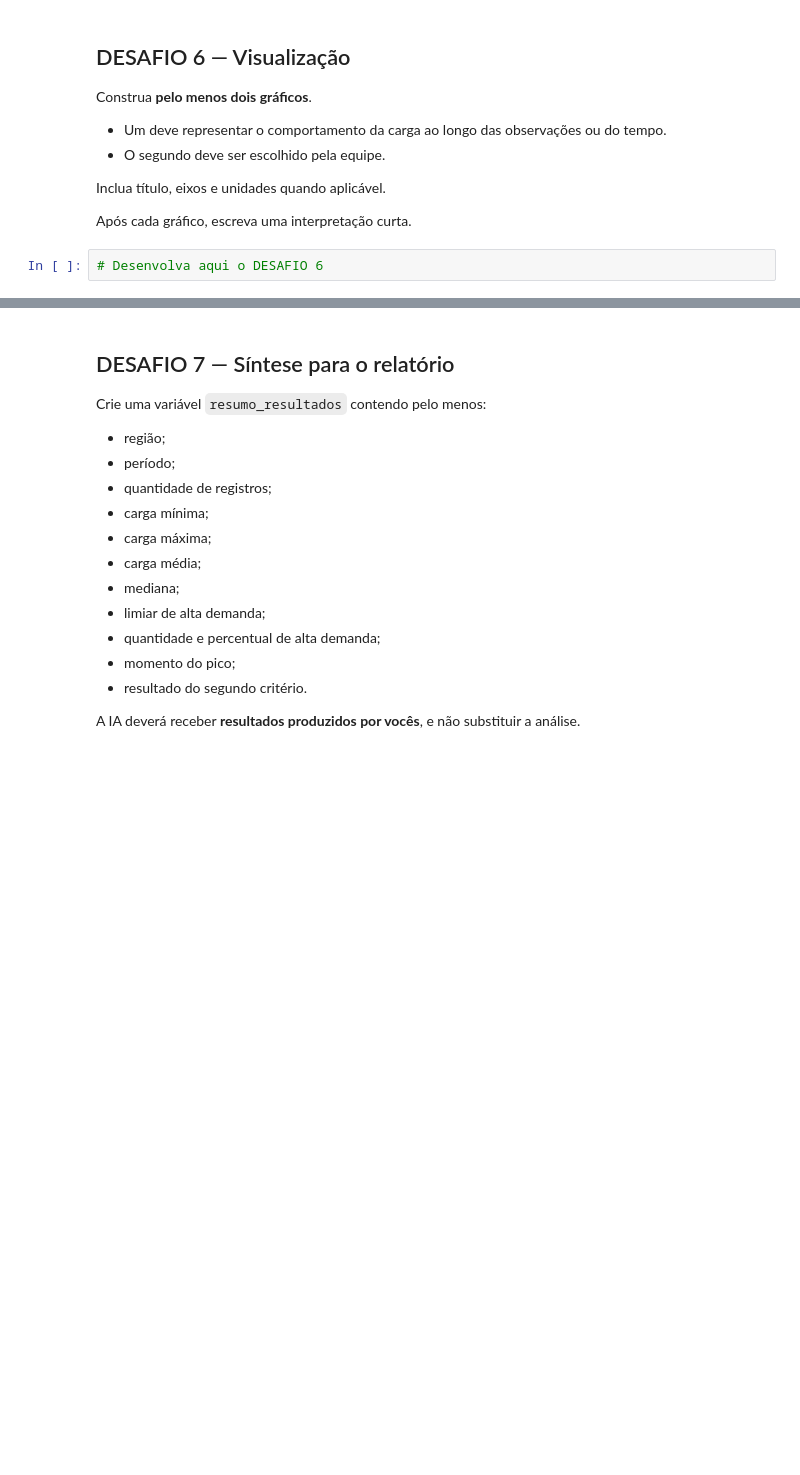
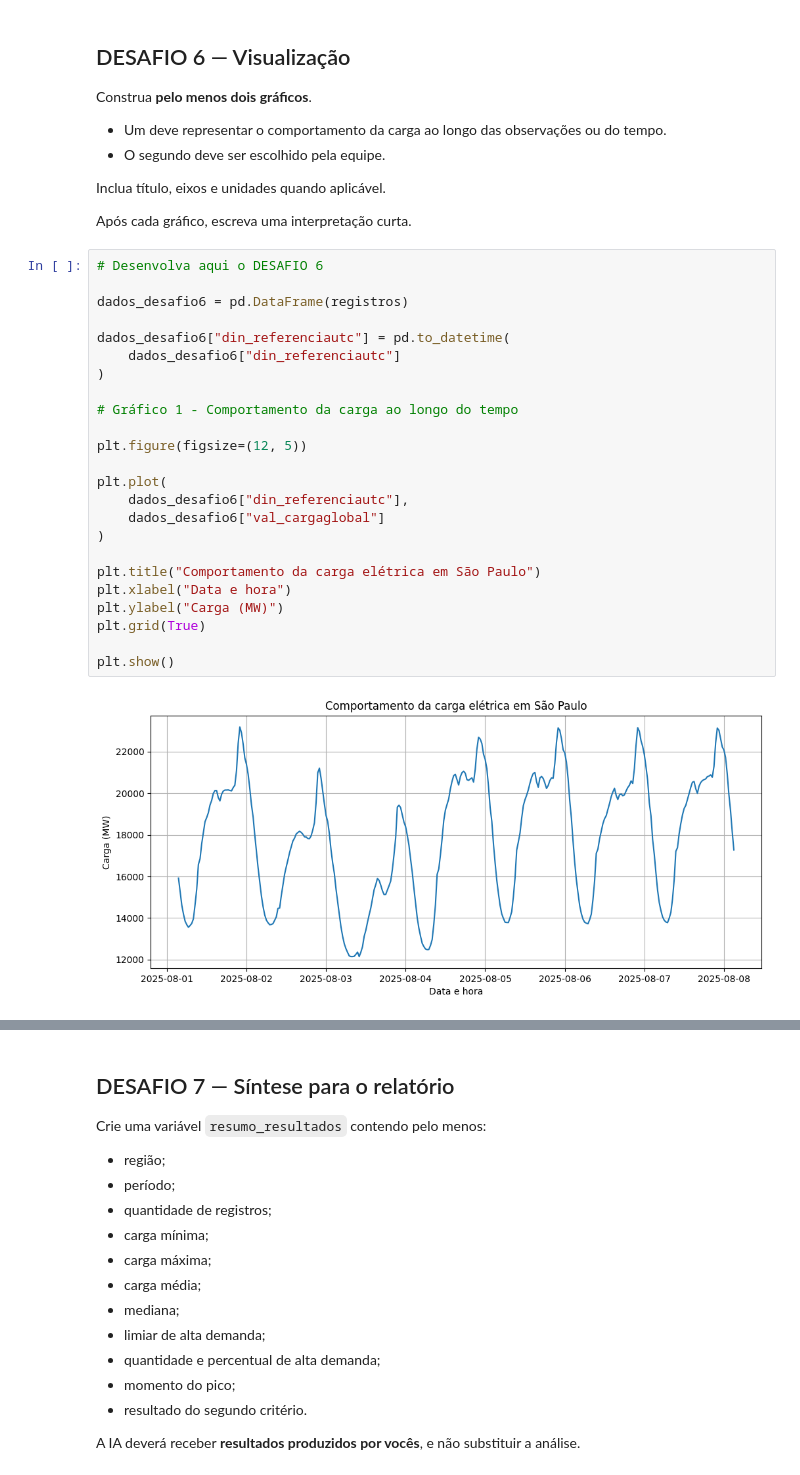
Before and after one commit to osaybtw/SERS-Energia_ONS_API, a Jupyter notebook: Desafio_Final_Energia_ONS_API_Colab_(1)_(1).ipynb, the cells around one changed output, grey strips where cells are left out. Cells and saved outputs as stored; diff of their text form; blank space fills up the shorter version.

```diff
--- a/Desafio_Final_Energia_ONS_API_Colab_(1)_(1).ipynb
+++ b/Desafio_Final_Energia_ONS_API_Colab_(1)_(1).ipynb
@@ -626,5 +698,29 @@ Construa **pelo menos dois gráficos**.
 Inclua título, eixos e unidades quando aplicável.
 
 Após cada gráfico, escreva uma interpretação curta.
-# %%
-# Desenvolva aqui o DESAFIO 6
+# %%
+# Desenvolva aqui o DESAFIO 6
+
+dados_desafio6 = pd.DataFrame(registros)
+
+dados_desafio6["din_referenciautc"] = pd.to_datetime(
+    dados_desafio6["din_referenciautc"]
+)
+
+# Gráfico 1 - Comportamento da carga ao longo do tempo
+
+plt.figure(figsize=(12, 5))
+
+plt.plot(
+    dados_desafio6["din_referenciautc"],
+    dados_desafio6["val_cargaglobal"]
+)
+
+plt.title("Comportamento da carga elétrica em São Paulo")
+plt.xlabel("Data e hora")
+plt.ylabel("Carga (MW)")
+plt.grid(True)
+
+plt.show()
+# %% [output]
+[figure, added]
```
Also changed, not shown: parts of 7 cells of this notebook.
